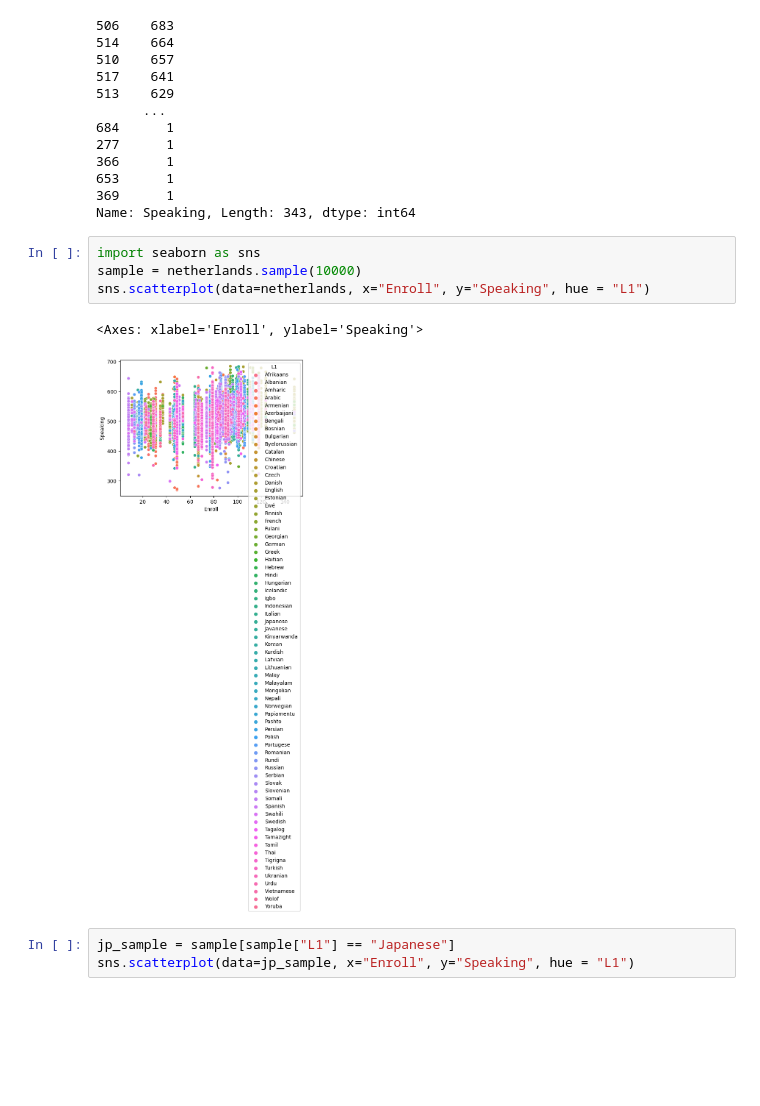
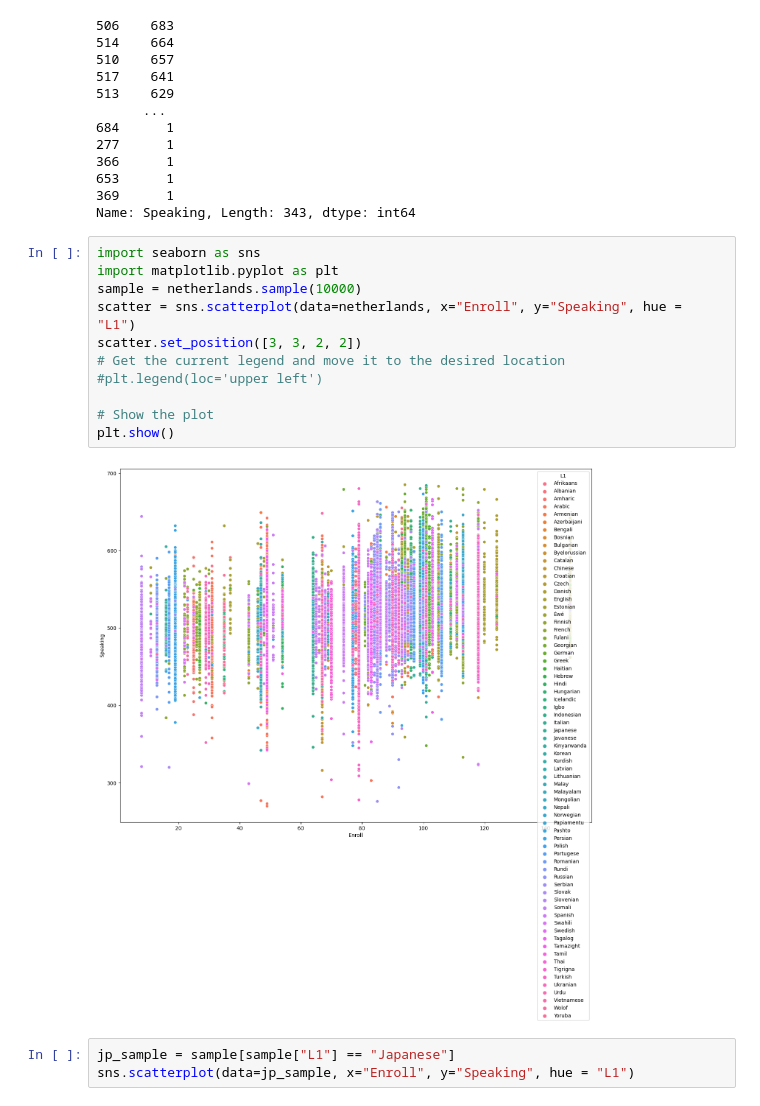
Before and after one commit to SpyChicken00/A-Computational-Approach-to-Language-Learning-Models, a Jupyter notebook: Netherlands.ipynb, the cells around one changed output. Saved outputs shown, nothing was run; the diff lists cells and outputs as text; blank space fills up the shorter version.

```diff
--- a/Netherlands.ipynb
+++ b/Netherlands.ipynb
@@ -63,11 +63,17 @@ netherlands["Speaking"].value_counts()
 Name: Speaking, Length: 343, dtype: int64
 # %%
 import seaborn as sns
+import matplotlib.pyplot as plt
 sample = netherlands.sample(10000)
-sns.scatterplot(data=netherlands, x="Enroll", y="Speaking", hue = "L1")
+scatter = sns.scatterplot(data=netherlands, x="Enroll", y="Speaking", hue = "L1")
+scatter.set_position([3, 3, 2, 2])
+# Get the current legend and move it to the desired location
+#plt.legend(loc='upper left')
+
+# Show the plot
+plt.show()
 # %% [output]
-<Axes: xlabel='Enroll', ylabel='Speaking'>
-[figure, old version]
+[figure, new version]
 # %%
 jp_sample = sample[sample["L1"] == "Japanese"]
 sns.scatterplot(data=jp_sample, x="Enroll", y="Speaking", hue = "L1")
```
Also changed, not shown: parts of 2 cells of this notebook.
